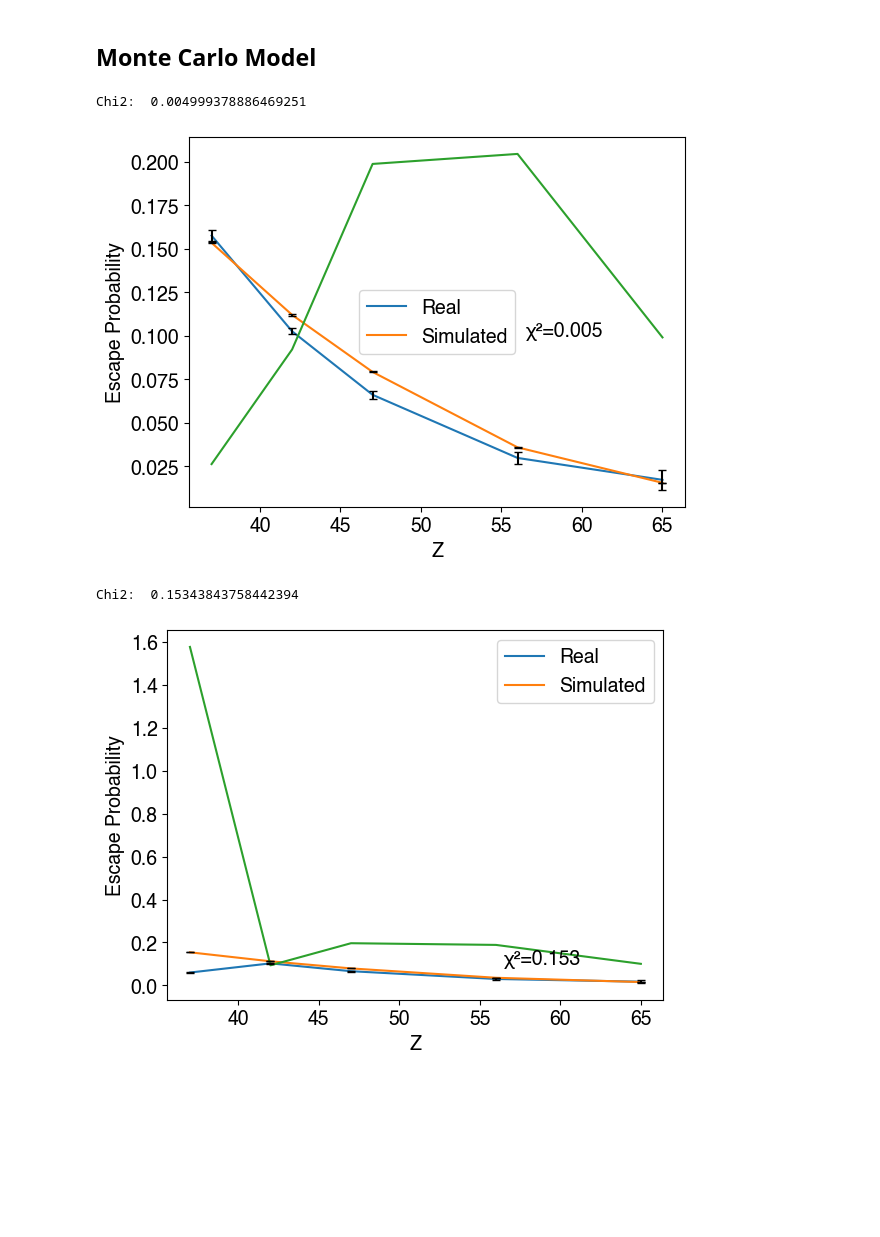
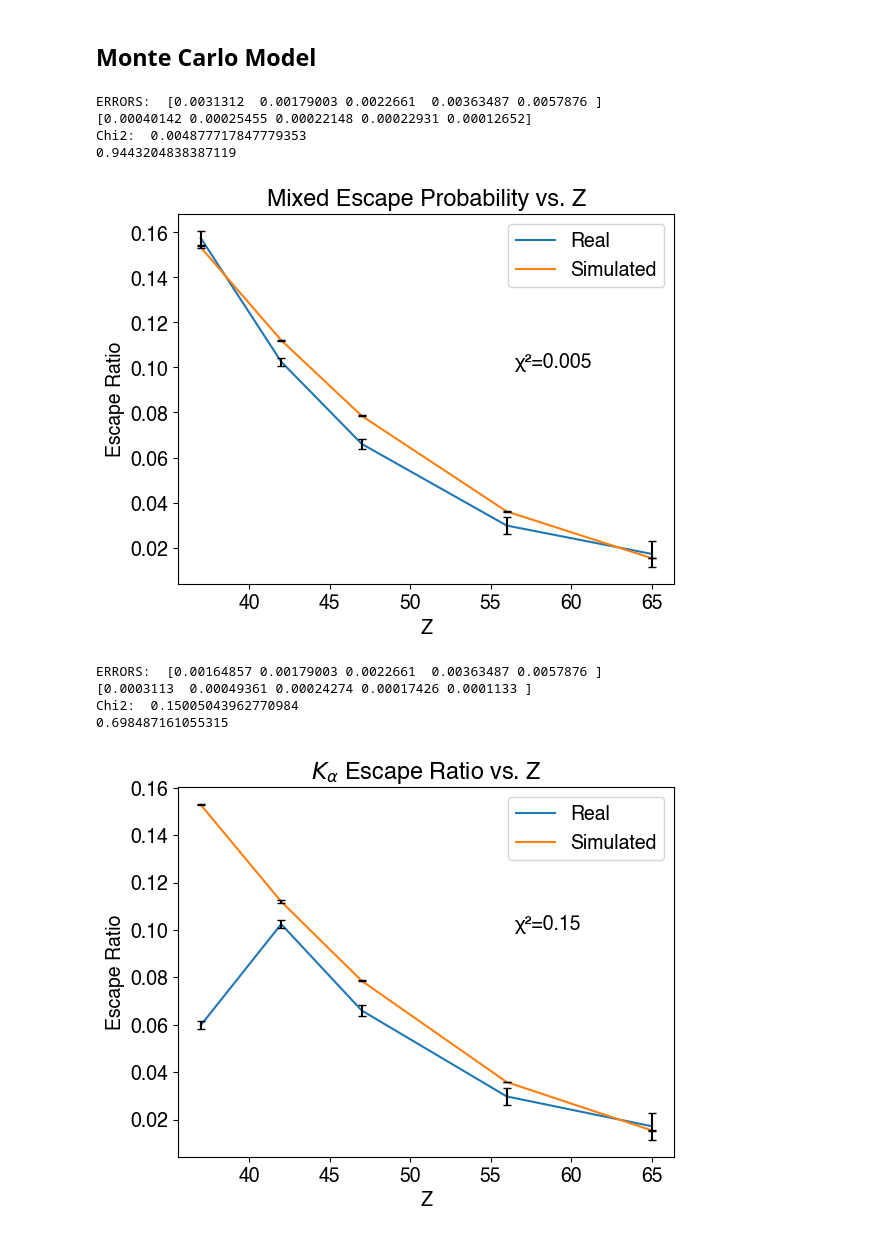
Before and after one commit to sestinj/jlab, a Jupyter notebook: nate/xray/xray2.ipynb, the cells around one changed output. Drawn from its saved outputs; the diff is of its cells as text; code cells hidden in the pictures; blank space fills up the shorter version.

```diff
--- a/nate/xray/xray2.ipynb
+++ b/nate/xray/xray2.ipynb
@@ -276,40 +279,51 @@ def sim_with_uncertainty(E, samples=1000000, iterations=10):
     return np.mean(ratios), np.std(ratios) / np.sqrt(iterations)
 # %%
 # Plot for nice ratios
-def plot(energies, observed_ratios, observed_uncertainties):
+def plot(energies, observed_ratios, observed_uncertainties, name, title):
     r_sig = np.array([sim_with_uncertainty(E) for E in energies])
     sim_ratios = r_sig[:, 0]
     sim_uncertainty = r_sig[:, 1]
 
     plt.plot(Z, observed_ratios)
     plt.plot(Z, sim_ratios)
     # plt.plot(Z, np.abs(observed_ratios - sim_ratios) / observed_ratios)
 
     # Error bars
     plt.errorbar(Z, observed_ratios, yerr=observed_uncertainties, fmt="none", color="black", capsize=3)
     plt.errorbar(Z, sim_ratios, yerr=sim_uncertainty, fmt="none", color="black", capsize=3)
+    print("ERRORS: ", observed_uncertainties)
+    print(sim_uncertainty)
 
     # Calculate chi2
     chi2 = np.sum((observed_ratios - sim_ratios)**2/observed_ratios)
     print("Chi2: ", chi2)
+    chi2_prob = 1 - stats.chi2.cdf(chi2, 1)
+    print(chi2_prob)
 
     plt.legend(["Real", "Simulated"])
     plt.xlabel("Z")
-    plt.ylabel("Escape Probability")
+    plt.ylabel("Escape Ratio")
+    plt.title(title)
     plt.annotate("\u03C7\u00b2=" + str(round(chi2, 3)), (56.5, 0.1), color="black")
     plt.rcParams.update({'font.size': 14, 'font.family': 'Helvetica'})
-    plt.savefig('ratio.pdf', bbox_inches='tight', pad_inches=0.01)
+    plt.savefig(name + '.pdf', bbox_inches='tight', pad_inches=0.01)
     plt.show()
 
-plot(E_ka[1:] * 1000.0, ratio_nice, uncertainty_nice)
+plot(E_ka[1:] * 1000.0, ratio_nice, uncertainty_nice, "nice_ratio", "Mixed Escape Probability vs. Z")
 # %% [output]
-Chi2:  0.004999378886469251
+ERRORS:  [0.0031312  0.00179003 0.0022661  0.00363487 0.0057876 ]
+[0.00040142 0.00025455 0.00022148 0.00022931 0.00012652]
+Chi2:  0.004877717847779353
+0.9443204838387119
-[figure, old version]
+[figure, new version]
 # %%
 # K_a only plot
-plot(E_ka[1:] * 1000.0, ratio_alpha, uncertainty_alpha)
+plot(E_ka[1:] * 1000.0, ratio_alpha, uncertainty_alpha, "alpha_ratio", "$K_{\\alpha}$ Escape Ratio vs. Z")
 # %% [output]
-Chi2:  0.15343843758442394
+ERRORS:  [0.00164857 0.00179003 0.0022661  0.00363487 0.0057876 ]
+[0.0003113  0.00049361 0.00024274 0.00017426 0.0001133 ]
+Chi2:  0.15005043962770984
+0.698487161055315
-[figure, old version]
+[figure, new version]
 # %%
 # Separate plot for K_beta only
```
Also changed, not shown: parts of 6 cells of this notebook, 10 other files.
